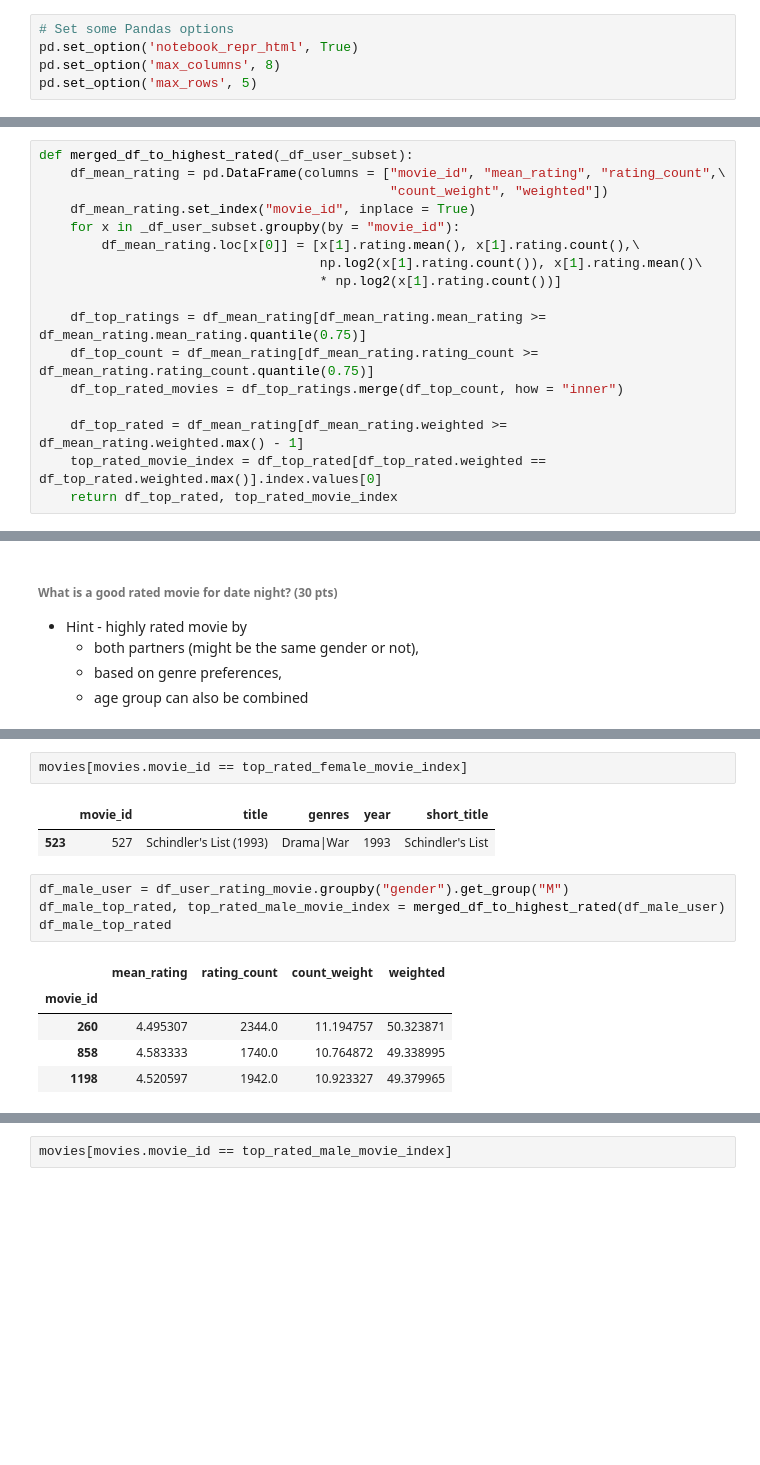
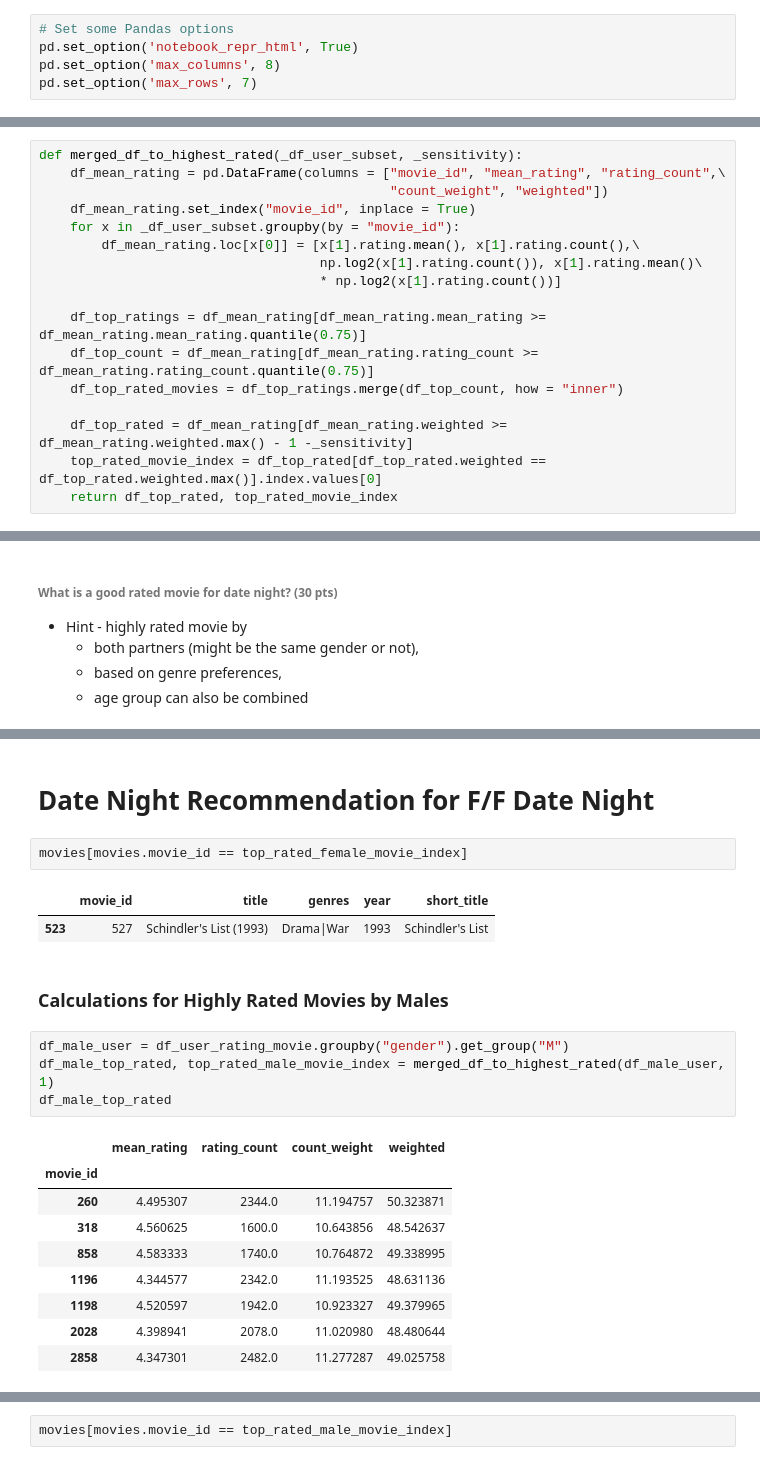
Before and after one commit to ccbrantley/CSC-405-605_2020_Assignment, a Jupyter notebook: Assignment_2/code/date_night_movie.ipynb, the cells around one changed output, grey strips where cells are left out. Saved outputs shown, nothing was run; the diff lists cells and outputs as text; blank space fills up the shorter version.

```diff
--- a/Assignment_2/code/date_night_movie.ipynb
+++ b/Assignment_2/code/date_night_movie.ipynb
@@ -101,7 +101,7 @@ print(movies.head())
 # Set some Pandas options
 pd.set_option('notebook_repr_html', True)
 pd.set_option('max_columns', 8)
-pd.set_option('max_rows', 5)
+pd.set_option('max_rows', 7)
 # %%
 import numpy as np
 df_user_rating = pd.merge(users, ratings, how = "inner", on = "user_id")
@@ -119,7 +119,7 @@ df_user_rating_movie
 # %% [markdown]
 ##### What's the highest rated movie? (10 pts))
 # %%
-def merged_df_to_highest_rated(_df_user_subset):
+def merged_df_to_highest_rated(_df_user_subset, _sensitivity):
     df_mean_rating = pd.DataFrame(columns = ["movie_id", "mean_rating", "rating_count",\
                                              "count_weight", "weighted"])
     df_mean_rating.set_index("movie_id", inplace = True)
@@ -132,7 +132,7 @@ def merged_df_to_highest_rated(_df_user_subset):
     df_top_count = df_mean_rating[df_mean_rating.rating_count >= df_mean_rating.rating_count.quantile(0.75)]
     df_top_rated_movies = df_top_ratings.merge(df_top_count, how = "inner")
 
-    df_top_rated = df_mean_rating[df_mean_rating.weighted >= df_mean_rating.weighted.max() - 1]
+    df_top_rated = df_mean_rating[df_mean_rating.weighted >= df_mean_rating.weighted.max() - 1 -_sensitivity]
     top_rated_movie_index = df_top_rated[df_top_rated.weighted == df_top_rated.weighted.max()].index.values[0]
     return df_top_rated, top_rated_movie_index
 # %%
@@ -185,17 +191,25 @@ movies[movies.movie_id.isin(list(df_female_top_rated.index.values))]
 | 2693 | 2762 | Sixth Sense, The (1999) | Thriller | 1999 | Sixth Sense, The |
 | 2789 | 2858 | American Beauty (1999) | Comedy|Drama | 1999 | American Beauty |
+# %% [markdown]
+# Date Night Recommendation for F/F Date Night
 # %%
 movies[movies.movie_id == top_rated_female_movie_index]
 # %% [output]
 |  | movie_id | title | genres | year | short_title |
 | 523 | 527 | Schindler's List (1993) | Drama|War | 1993 | Schindler's List |
+# %% [markdown]
+### Calculations for Highly Rated  Movies by Males
 # %%
 df_male_user = df_user_rating_movie.groupby("gender").get_group("M")
-df_male_top_rated, top_rated_male_movie_index = merged_df_to_highest_rated(df_male_user)
+df_male_top_rated, top_rated_male_movie_index = merged_df_to_highest_rated(df_male_user, 1)
 df_male_top_rated
 # %% [output]
 |  | mean_rating | rating_count | count_weight | weighted |
 | movie_id |  |  |  |  |
 | 260 | 4.495307 | 2344.0 | 11.194757 | 50.323871 |
+| 318 | 4.560625 | 1600.0 | 10.643856 | 48.542637 |
 | 858 | 4.583333 | 1740.0 | 10.764872 | 49.338995 |
+| 1196 | 4.344577 | 2342.0 | 11.193525 | 48.631136 |
 | 1198 | 4.520597 | 1942.0 | 10.923327 | 49.379965 |
+| 2028 | 4.398941 | 2078.0 | 11.020980 | 48.480644 |
+| 2858 | 4.347301 | 2482.0 | 11.277287 | 49.025758 |
```
Also changed, not shown: parts of 27 cells of this notebook.
